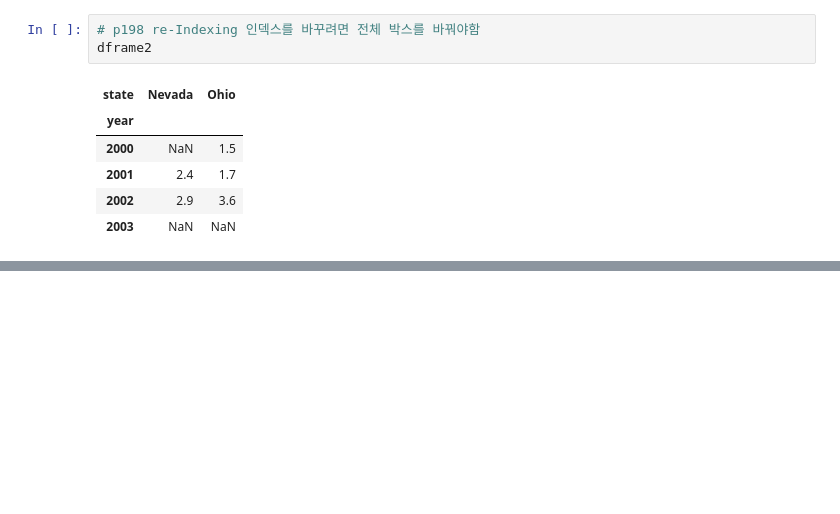
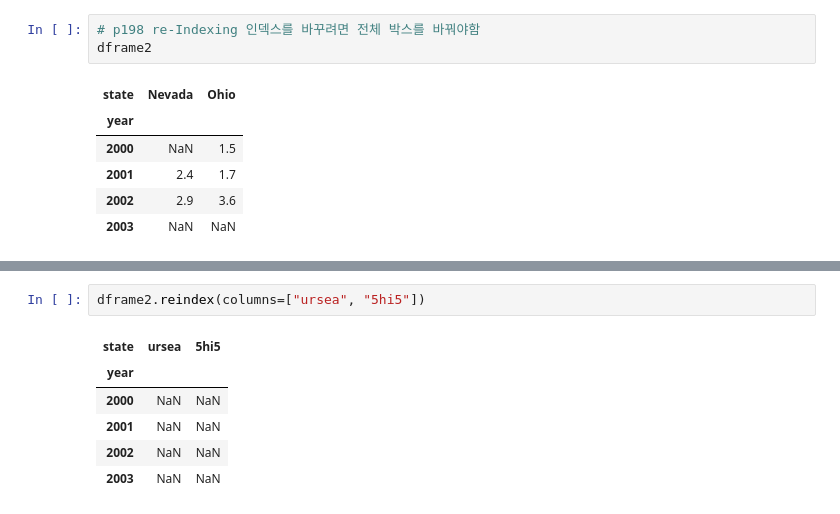
Before and after one commit to waldbear4/Python_2021, a Jupyter notebook: 20210527.ipynb, the cells around one changed output, grey strips where cells are left out. Saved outputs shown, nothing was run; the diff lists cells and outputs as text; blank space fills up the shorter version.

```diff
--- a/20210527.ipynb
+++ b/20210527.ipynb
@@ -693,0 +745,9 @@ dfra
+# %%
+dframe2.reindex(columns=["ursea", "5hi5"])
+# %% [output]
+| state | ursea | 5hi5 |
+| year |  |  |
+| 2000 | NaN | NaN |
+| 2001 | NaN | NaN |
+| 2002 | NaN | NaN |
+| 2003 | NaN | NaN |
```
Also changed, not shown: parts of 7 cells of this notebook.
